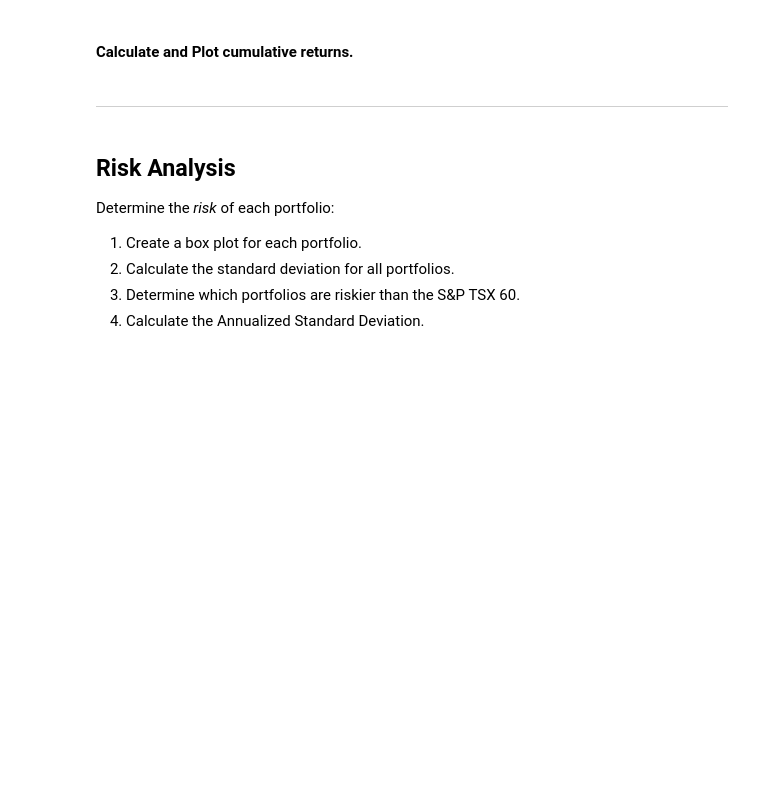
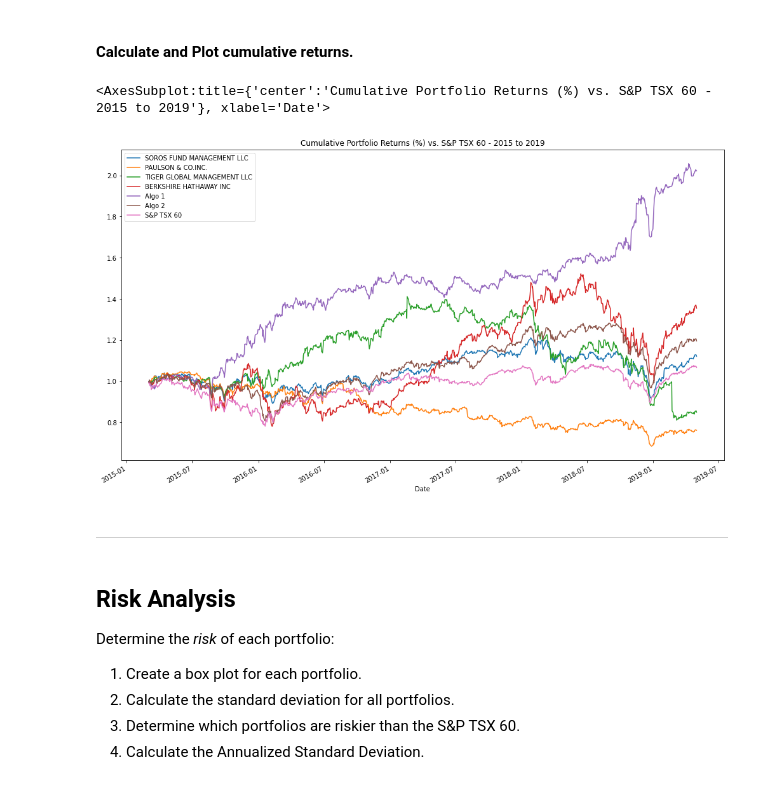
Before and after one commit to aylwarda/fintech-pandas-analysis, a Jupyter notebook: whale_analysis.ipynb, the cells around one changed output. Cells and saved outputs as stored; diff of their text form; code cells hidden in the pictures; blank space fills up the shorter version.

```diff
--- a/whale_analysis.ipynb
+++ b/whale_analysis.ipynb
@@ -315,8 +311,13 @@ all_returns.plot()
 #### Calculate and Plot cumulative returns.
 # %%
 # Calculate cumulative returns of all portfolios
+all_cumu_rets = (1 + all_returns).cumprod()
 
 # Plot cumulative returns
+all_cumu_rets.plot(figsize=(17,10), title="Cumulative Portfolio Returns (%) vs. S&P TSX 60 - 2015 to 2019")
+# %% [output]
+<AxesSubplot:title={'center':'Cumulative Portfolio Returns (%) vs. S&P TSX 60 - 2015 to 2019'}, xlabel='Date'>
+[figure, added]
 # %% [markdown]
 ---
 # %% [markdown]
```
Also changed, not shown: parts of 5 cells of this notebook.
